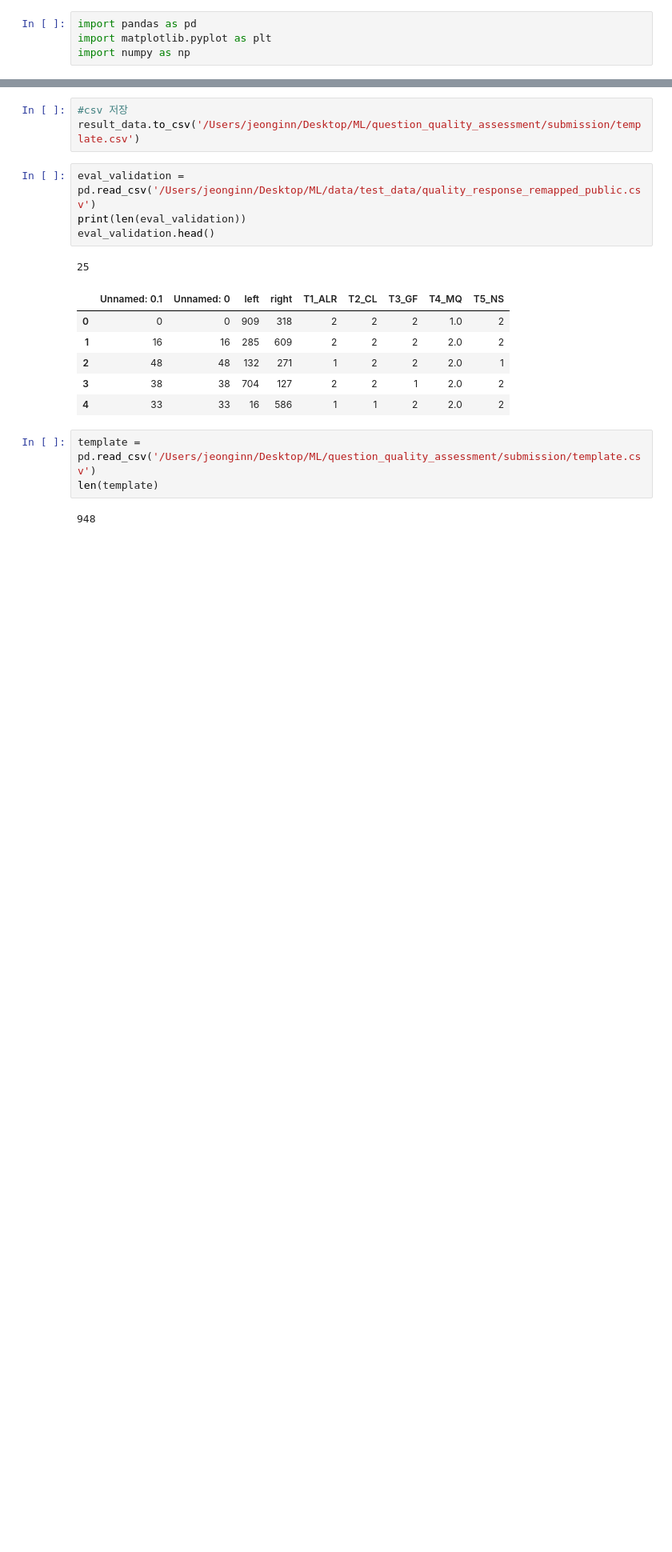
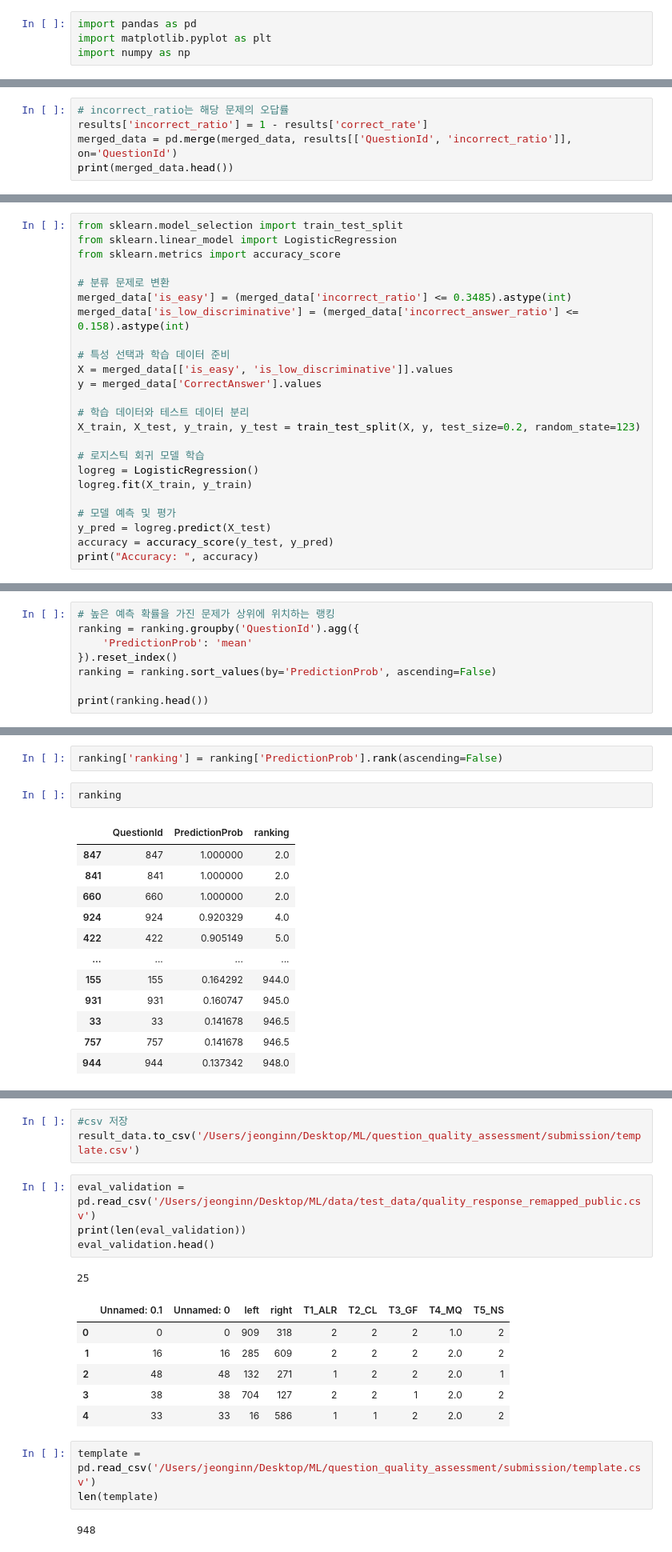
Before and after one commit to jeong-inn/question_quality_assessment, a Jupyter notebook: 20211426.ipynb, the cells around one changed output, grey strips where cells are left out. Shown at 80% size. Drawn from its saved outputs; the diff is of its cells as text; blank space fills up the shorter version.

```diff
--- a/20211426.ipynb
+++ b/20211426.ipynb
@@ -347,0 +164,5 @@ result_data.head()
+# %%
+# incorrect_ratio는 해당 문제의 오답률
+results['incorrect_ratio'] = 1 - results['correct_rate']
+merged_data = pd.merge(merged_data, results[['QuestionId', 'incorrect_ratio']], on='QuestionId')
+print(merged_data.head())
@@ -347,0 +304,24 @@ result_data.head()
+# %%
+from sklearn.model_selection import train_test_split
+from sklearn.linear_model import LogisticRegression
+from sklearn.metrics import accuracy_score
+
+# 분류 문제로 변환
+merged_data['is_easy'] = (merged_data['incorrect_ratio'] <= 0.3485).astype(int)
+merged_data['is_low_discriminative'] = (merged_data['incorrect_answer_ratio'] <= 0.158).astype(int)
+
+# 특성 선택과 학습 데이터 준비
+X = merged_data[['is_easy', 'is_low_discriminative']].values
+y = merged_data['CorrectAnswer'].values
+
+# 학습 데이터와 테스트 데이터 분리
+X_train, X_test, y_train, y_test = train_test_split(X, y, test_size=0.2, random_state=123)
+
+# 로지스틱 회귀 모델 학습
+logreg = LogisticRegression()
+logreg.fit(X_train, y_train)
+
+# 모델 예측 및 평가
+y_pred = logreg.predict(X_test)
+accuracy = accuracy_score(y_test, y_pred)
+print("Accuracy: ", accuracy)
@@ -347,0 +406,8 @@ result_data.head()
+# %%
+# 높은 예측 확률을 가진 문제가 상위에 위치하는 랭킹
+ranking = ranking.groupby('QuestionId').agg({
+    'PredictionProb': 'mean'
+}).reset_index()
+ranking = ranking.sort_values(by='PredictionProb', ascending=False)
+
+print(ranking.head())
@@ -347,0 +421,17 @@ result_data.head()
+# %%
+ranking['ranking'] = ranking['PredictionProb'].rank(ascending=False)
+# %%
+ranking
+# %% [output]
+|  | QuestionId | PredictionProb | ranking |
+| 847 | 847 | 1.000000 | 2.0 |
+| 841 | 841 | 1.000000 | 2.0 |
+| 660 | 660 | 1.000000 | 2.0 |
+| 924 | 924 | 0.920329 | 4.0 |
+| 422 | 422 | 0.905149 | 5.0 |
+| ... | ... | ... | ... |
+| 155 | 155 | 0.164292 | 944.0 |
+| 931 | 931 | 0.160747 | 945.0 |
+| 33 | 33 | 0.141678 | 946.5 |
+| 757 | 757 | 0.141678 | 946.5 |
+| 944 | 944 | 0.137342 | 948.0 |
```
Also changed, not shown: parts of 39 cells of this notebook.
